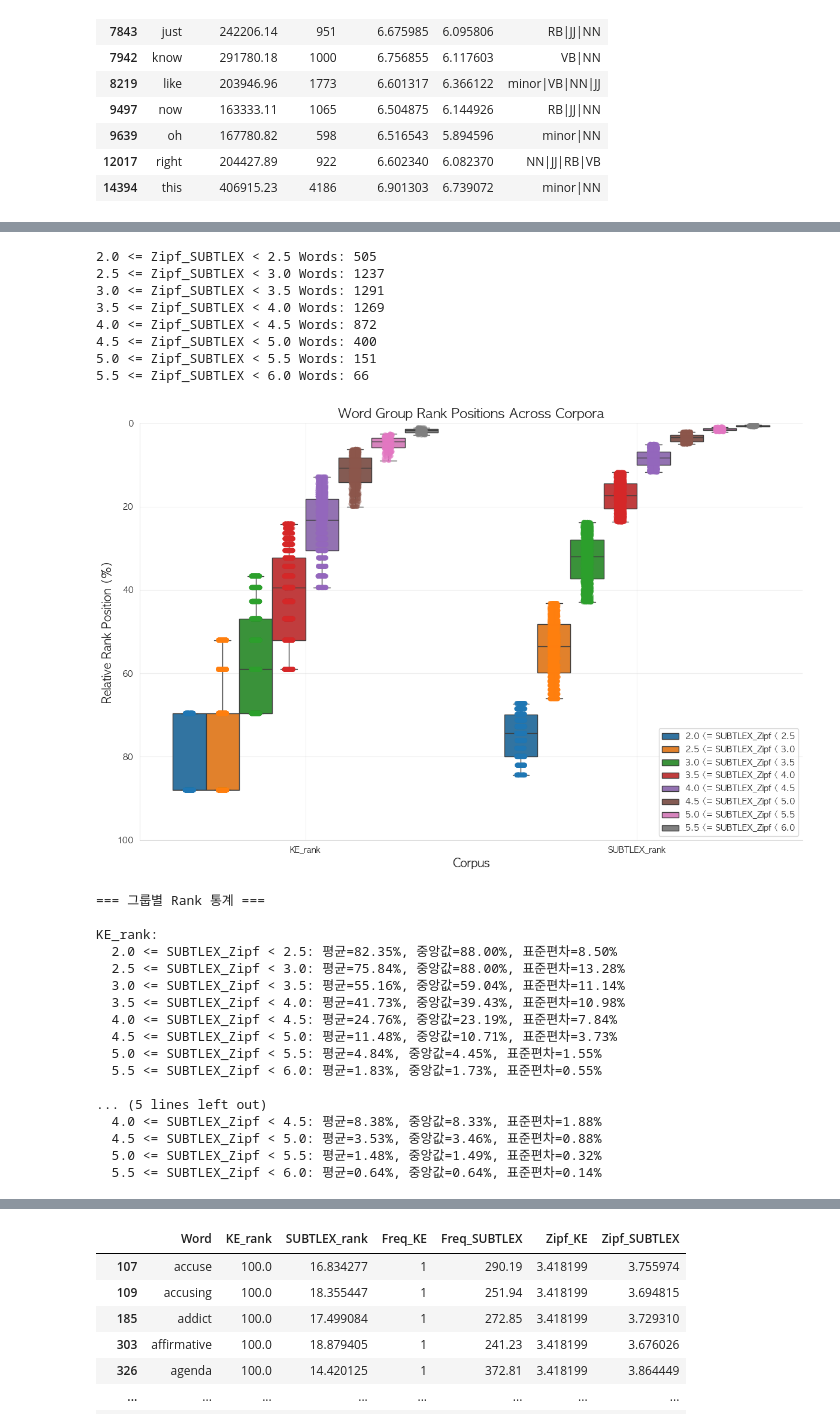
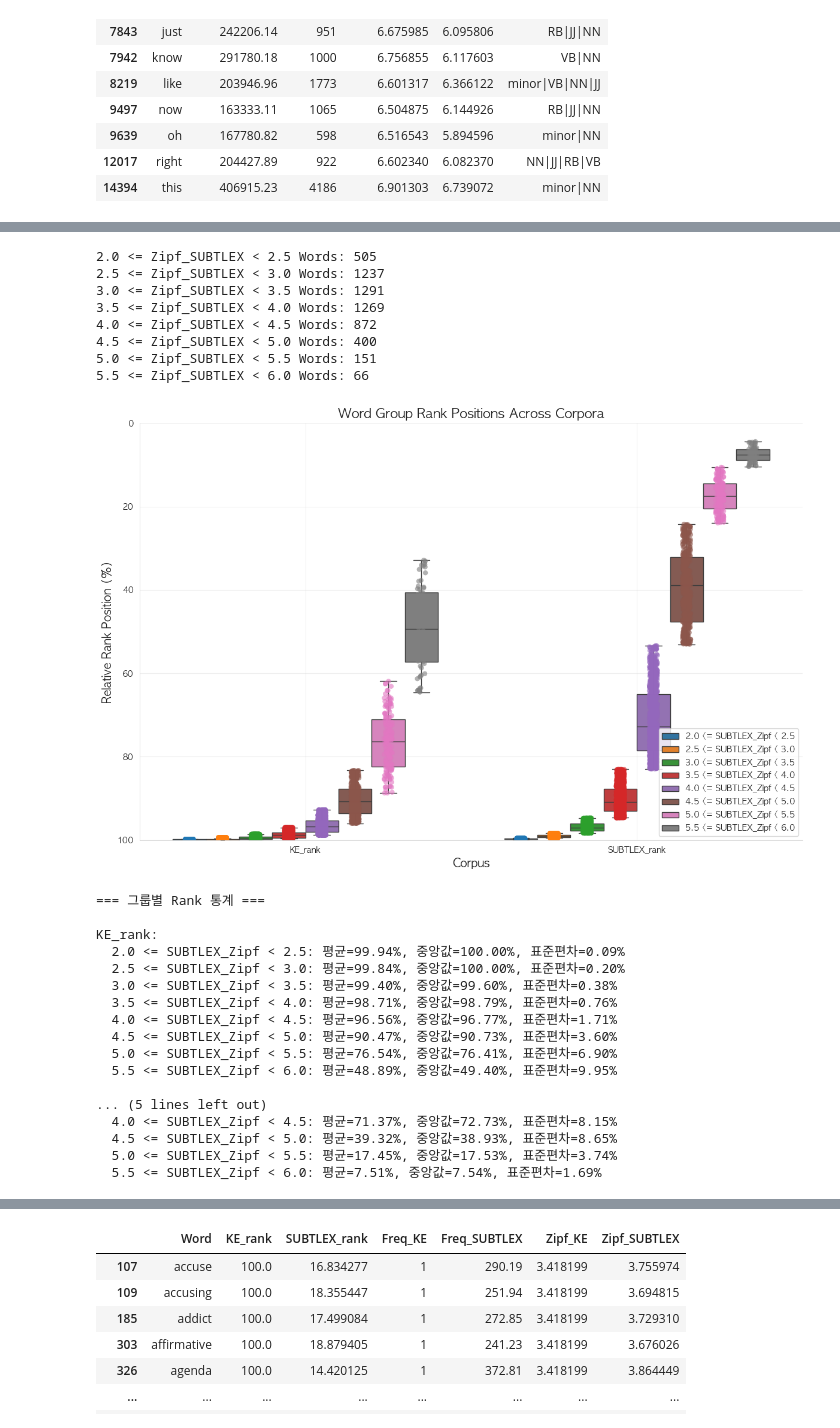
Before and after one commit to irregular6612/english-corpus-comparison, a Jupyter notebook: src/notebooks/behavior-exp-stimuli-selection.ipynb, the cells around one changed output, grey strips where cells are left out. Drawn from its saved outputs; the diff is of its cells as text; code cells hidden in the pictures.

```diff
--- a/src/notebooks/behavior-exp-stimuli-selection.ipynb
+++ b/src/notebooks/behavior-exp-stimuli-selection.ipynb
@@ -222,5 +229,5 @@ ELP_LDT_data[mask][['SUBTLEX_rank', 'KE_rank']].corr(method='pearson')
 # %%
-def plot_word_group_ranks_by_corpus(df, word_col, rank_columns, word_groups, group_names=None, figsize=(15, 8)):
+def plot_word_group_ranks_by_corpus(df, word_col, rank_columns, word_groups, group_names=None, figsize=(15, 8), plot_type='percentile'):
     """
     HF/LF 그룹의 단어들을 입력받아 코퍼스별 rank 위치를 boxplot으로 시각화
     """
@@ -281,7 +288,10 @@ def plot_word_group_ranks_by_corpus(df, word_col, rank_columns, word_groups, gro
     ax.set_title('Word Group Rank Positions Across Corpora', fontsize=16, fontweight='bold')
 
     # y축 범위 설정 (0-100%)
-    ax.set_ylim(100, 0)
+    if plot_type == 'percentile':
+        ax.set_ylim(100, 0)
+    elif plot_type == 'Zipf':
+        ax.set_ylim(0, 8)
 
     # 그리드 설정
     ax.grid(True, alpha=0.3)
@@ -573,7 +567,7 @@ SUBTLEX_rank:
 word_groups = []
 group_names = []
 
-freq_range = [(1.5, 2.0), (2.0, 2.5), (2.5, 3.0), (3.0, 3.5), (3.5, 4.0), (4.0, 4.5), (4.5, 5.0), (5.0, 5.5), (5.5, 6.0), (6.0, 6.5)]
+freq_range = [(1.5, 2.0), (2.0, 2.5), (2.5, 3.0), (3.0, 3.5), (3.5, 4.0), (4.0, 4.5), (4.5, 5.0), (5.0, 5.5), (5.5, 6.0), (6.0, 6.5), (6.5, 7.0), (7.0, 7.5), (7.5, 8.0)]
 
 for freq_min, freq_max in freq_range:
     mask = (freq_min <= ELP_LDT_data['Zipf_SUBTLEX']) & (ELP_LDT_data['Zipf_SUBTLEX'] < freq_max)
@@ -623,0 +621,24 @@ KE_rank:
+# %%
+word_groups = []
+group_names = []
+
+freq_range = [(1.5, 2.0), (2.0, 2.5), (2.5, 3.0), (3.0, 3.5), (3.5, 4.0), (4.0, 4.5), (4.5, 5.0), (5.0, 5.5), (5.5, 6.0), (6.0, 6.5), (6.5, 7.0), (7.0, 7.5), (7.5, 8.0)]
+
+for freq_min, freq_max in freq_range:
+    mask = (freq_min <= ELP_LDT_data['Zipf_SUBTLEX']) & (ELP_LDT_data['Zipf_SUBTLEX'] < freq_max)
+    print(f"{freq_min} <= Zipf_SUBTLEX < {freq_max} Words: {len(ELP_LDT_data[mask])}")
+    word_groups.append(ELP_LDT_data[mask & mask_pos]['Word'])
+    group_names.append(f'{freq_min} <= SUBTLEX_Zipf < {freq_max}')
+
+rank_columns = ['Zipf_KE', 'Zipf_SUBTLEX']
+
+# 함수 실행
+fig, plot_df = plot_word_group_ranks_by_corpus(
+    df=ELP_LDT_data,
+    word_col='Word',
+    rank_columns=rank_columns,
+    word_groups=word_groups,
+    group_names=group_names,
+    figsize=(12, 8),
+    plot_type='Zipf'
+)
@@ -624,6 +820,8 @@ KE_rank:
 # %%
+# IQR 한 번 사용해서 filtering.
 word_groups = []
 group_names = []
+mask_pos = ELP_LDT_data['POS'].str.contains('NN')
 
 dfs = []
 
@@ -634,49 +832,57 @@ for zipf_min, zipf_max in zipf_range:
     mask = (zipf_min <= ELP_LDT_data['Zipf_SUBTLEX']) & (ELP_LDT_data['Zipf_SUBTLEX'] < zipf_max)
     # 위 단어들에 해당하는 KE 그래프에서 IQR 내 단어들만 survive.
     rank_Q1, rank_Q3 = ELP_LDT_data[mask]['KE_rank'].quantile(0.25), ELP_LDT_data[mask]['KE_rank'].quantile(0.75)
     mask2 = (rank_Q1 <= ELP_LDT_data['KE_rank']) & (ELP_LDT_data['KE_rank'] <= rank_Q3)
+    """
+    if zipf_min >= 3.0:
+        mask2 = (zipf_min <= ELP_LDT_data['Zipf_KE']) & (ELP_LDT_data['Zipf_KE'] < zipf_max)
+    else: # 이 구간의 경우, SUBTLEX는 높은 해상력으로 단어들을 구분하지만, KE에서는 구분되지 않는 단어들로 채움.(Rank 고려.)
+        mask2 = (3.0 <= ELP_LDT_data['Zipf_KE']) & (ELP_LDT_data['Zipf_KE'] < 3.5)
+    """
     # pos tagging까지 같이.
     print(f"{zipf_min} <= Zipf_SUBTLEX < {zipf_max} Words: {len(ELP_LDT_data[mask][mask2][mask_pos])}")
     # 순서대로 적용해야 IQR이 잘 들어가니, 반드시 아래의 식으로 적용.
     dfs.append(ELP_LDT_data[mask][mask2][mask_pos])
     word_groups.append(ELP_LDT_data[mask & mask2 & mask_pos]['Word'])
     group_names.append(f'{zipf_min} <= SUBTLEX_Zipf < {zipf_max}')
 
 rank_columns = ['KE_rank', 'SUBTLEX_rank']
+#rank_columns = ['Zipf_KE', 'Zipf_SUBTLEX']
 
 # 함수 실행
 fig, plot_df = plot_word_group_ranks_by_corpus(
     df=ELP_LDT_data,
     word_col='Word',
     rank_columns=rank_columns,
     word_groups=word_groups,
     group_names=group_names,
-    figsize=(12, 8)
+    figsize=(12, 8),
+    #plot_type='Zipf'
 )
 # %% [output]
 2.0 <= Zipf_SUBTLEX < 2.5 Words: 505
 2.5 <= Zipf_SUBTLEX < 3.0 Words: 1237
 3.0 <= Zipf_SUBTLEX < 3.5 Words: 1291
 3.5 <= Zipf_SUBTLEX < 4.0 Words: 1269
 4.0 <= Zipf_SUBTLEX < 4.5 Words: 872
 4.5 <= Zipf_SUBTLEX < 5.0 Words: 400
 5.0 <= Zipf_SUBTLEX < 5.5 Words: 151
 5.5 <= Zipf_SUBTLEX < 6.0 Words: 66
-[figure, old version]
+[figure, new version]
 === 그룹별 Rank 통계 ===
 
 KE_rank:
-  2.0 <= SUBTLEX_Zipf < 2.5: 평균=82.35%, 중앙값=88.00%, 표준편차=8.50%
-  2.5 <= SUBTLEX_Zipf < 3.0: 평균=75.84%, 중앙값=88.00%, 표준편차=13.28%
-  3.0 <= SUBTLEX_Zipf < 3.5: 평균=55.16%, 중앙값=59.04%, 표준편차=11.14%
-  3.5 <= SUBTLEX_Zipf < 4.0: 평균=41.73%, 중앙값=39.43%, 표준편차=10.98%
-  4.0 <= SUBTLEX_Zipf < 4.5: 평균=24.76%, 중앙값=23.19%, 표준편차=7.84%
-  4.5 <= SUBTLEX_Zipf < 5.0: 평균=11.48%, 중앙값=10.71%, 표준편차=3.73%
-  5.0 <= SUBTLEX_Zipf < 5.5: 평균=4.84%, 중앙값=4.45%, 표준편차=1.55%
-  5.5 <= SUBTLEX_Zipf < 6.0: 평균=1.83%, 중앙값=1.73%, 표준편차=0.55%
+  2.0 <= SUBTLEX_Zipf < 2.5: 평균=99.94%, 중앙값=100.00%, 표준편차=0.09%
+  2.5 <= SUBTLEX_Zipf < 3.0: 평균=99.84%, 중앙값=100.00%, 표준편차=0.20%
+  3.0 <= SUBTLEX_Zipf < 3.5: 평균=99.40%, 중앙값=99.60%, 표준편차=0.38%
+  3.5 <= SUBTLEX_Zipf < 4.0: 평균=98.71%, 중앙값=98.79%, 표준편차=0.76%
+  4.0 <= SUBTLEX_Zipf < 4.5: 평균=96.56%, 중앙값=96.77%, 표준편차=1.71%
+  4.5 <= SUBTLEX_Zipf < 5.0: 평균=90.47%, 중앙값=90.73%, 표준편차=3.60%
+  5.0 <= SUBTLEX_Zipf < 5.5: 평균=76.54%, 중앙값=76.41%, 표준편차=6.90%
+  5.5 <= SUBTLEX_Zipf < 6.0: 평균=48.89%, 중앙값=49.40%, 표준편차=9.95%
 
 ... (5 lines left out)
-  4.0 <= SUBTLEX_Zipf < 4.5: 평균=8.38%, 중앙값=8.33%, 표준편차=1.88%
-  4.5 <= SUBTLEX_Zipf < 5.0: 평균=3.53%, 중앙값=3.46%, 표준편차=0.88%
-  5.0 <= SUBTLEX_Zipf < 5.5: 평균=1.48%, 중앙값=1.49%, 표준편차=0.32%
-  5.5 <= SUBTLEX_Zipf < 6.0: 평균=0.64%, 중앙값=0.64%, 표준편차=0.14%
+  4.0 <= SUBTLEX_Zipf < 4.5: 평균=71.37%, 중앙값=72.73%, 표준편차=8.15%
+  4.5 <= SUBTLEX_Zipf < 5.0: 평균=39.32%, 중앙값=38.93%, 표준편차=8.65%
+  5.0 <= SUBTLEX_Zipf < 5.5: 평균=17.45%, 중앙값=17.53%, 표준편차=3.74%
+  5.5 <= SUBTLEX_Zipf < 6.0: 평균=7.51%, 중앙값=7.54%, 표준편차=1.69%
```
Also changed, not shown: parts of 30 cells of this notebook.
